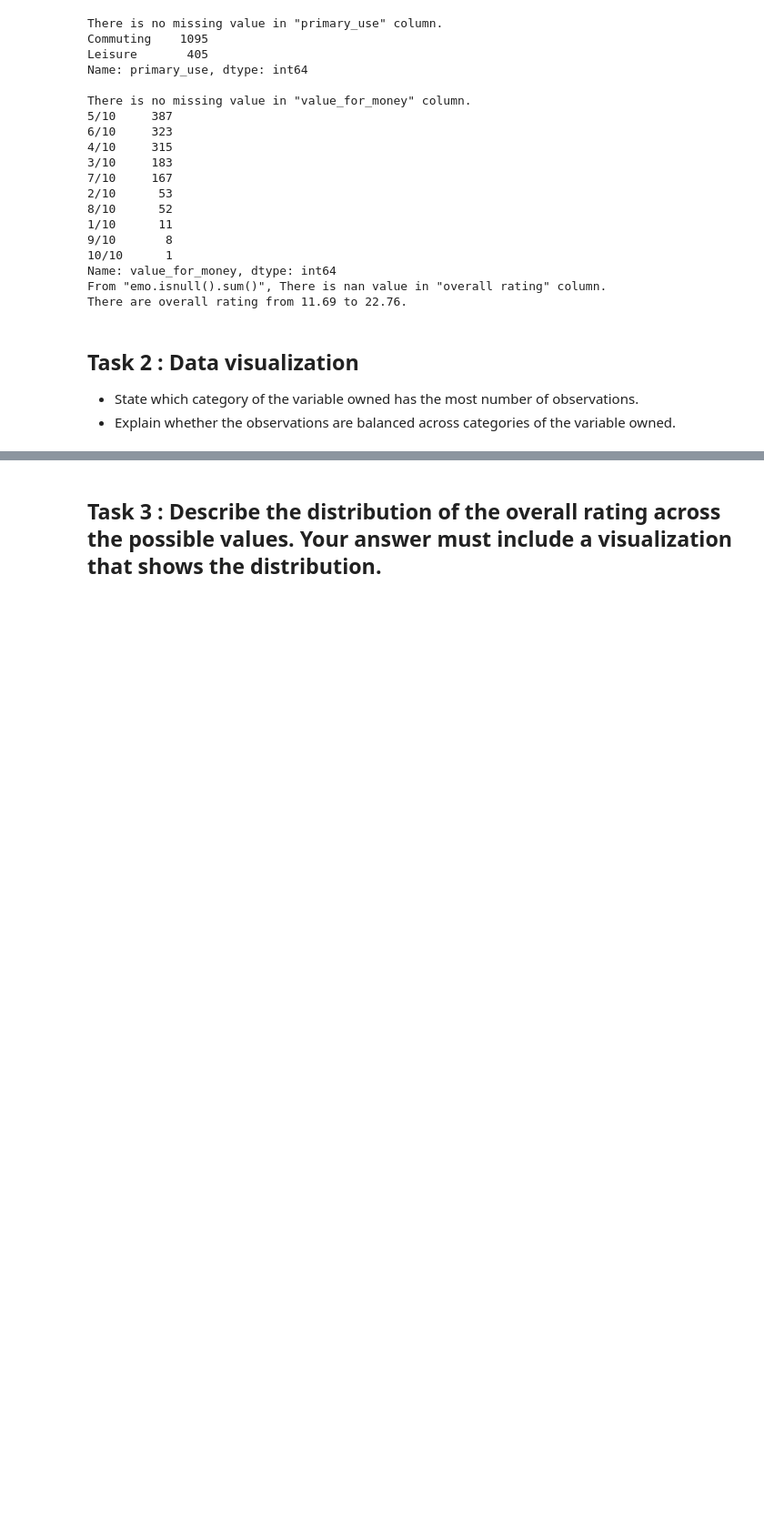
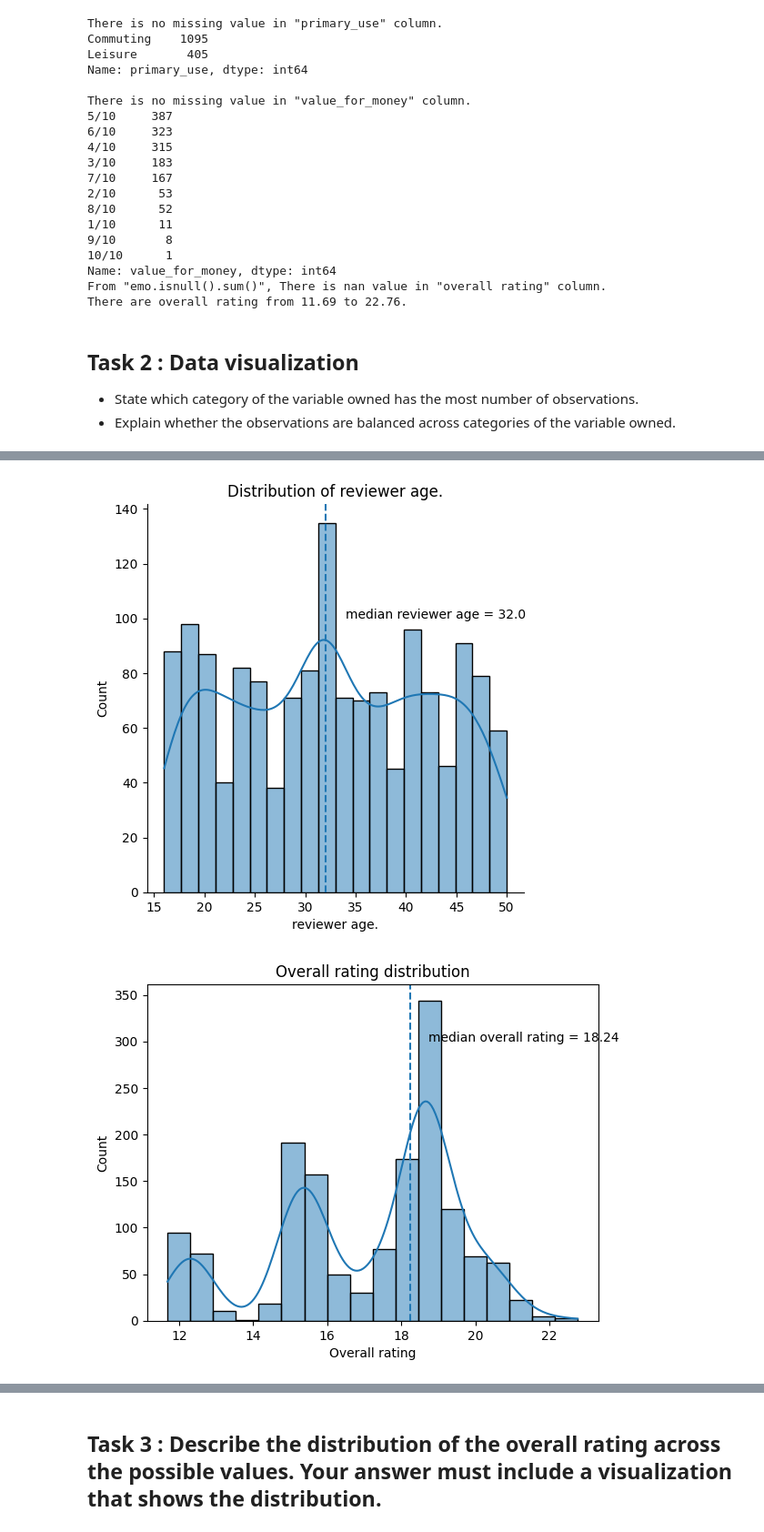
Before and after one commit to CG24hr/Flowstateofmind, a Jupyter notebook: Data/ElectricMoped.ipynb, the cells around one changed output, grey strips where cells are left out. Shown at 91% size. Cells and saved outputs as stored; diff of their text form; code cells hidden in the pictures; blank space fills up the shorter version.

```diff
--- a/Data/ElectricMoped.ipynb
+++ b/Data/ElectricMoped.ipynb
@@ -227,0 +283,50 @@ Name: owned, dtype: float64
+# %%
+# find correlation between reviewer age and overall rating.
+
+sns.displot(data = emo, x = 'reviewer_age', kind = 'hist', kde = True, bins = 20)
+plt.xlabel('reviewer age.')
+plt.title('Distribution of reviewer age.')
+plt.axvline(emo['reviewer_age'].median(), linestyle = '--')
+plt.text(emo['reviewer_age'].median() + 2, 100, s = 'median reviewer age = {}'.format(emo['reviewer_age'].median()))
+plt.show()
+
+sns.histplot(data = emo, x = 'overall_rating', kde = True)
+plt.xlabel('Overall rating')
+plt.title('Overall rating distribution')
+plt.axvline(emo['overall_rating'].median(), linestyle = '--')
+plt.text(emo['overall_rating'].median() + 0.5, 300, s = 'median overall rating = {}'.format(emo['overall_rating'].median()))
+plt.show()
+
+sns.regplot(data = emo, x = 'reviewer_age', y = 'overall_rating', x_bins = 7)
+plt.title('Correlation between reviewer age and overall rating.')
+plt.xlabel('reviewer age')
+plt.ylabel('overall rating')
+plt.show()
+
+
+print('Assumption test.')
+print('1. H0 : the distribution of reviewer age is normally distributed.')
+stat_age, pvalue_age = stats.shapiro(emo['reviewer_age'])
+print('According to the Shapiro-Wilk test, the independent variable (reviewer age) is non-normally distributed. This conclusion is based on an alpha level of 0.05, where the p-value is less than 0.05.Therefore, we can reject the null hypothesis.')
+print('Statistic value : ', stat_age)
+print('P-value : ', pvalue_age)
+
+print('2. H0 : the distribution of overall rating is normally distributed.')
+stat_rating, pvalue_rating = stats.shapiro(emo['overall_rating'])
+print('According to the Shapiro-Wilk test, the dependent variable (overall rating) is non-normally distributed. This conclusion is based on an alpha level of 0.05, where the p-value is less than 0.05.Therefore, we can reject the null hypothesis.')
+print('Statistic value : ', stat_rating)
+print('P-value : ', pvalue_rating)
+print()
+
+print('Null hypothesis of this correlation study : There is no correlation between reviewer age and overall rating.')
+print()
+print('Spearman rank correlation was performed instead of a Pearson correlation because the independent and dependent variables were not normally distributed.')
+corr, pvalue = stats.spearmanr(emo['reviewer_age'], emo['overall_rating'])
+print()
+print("Spearman's rank Correlation coefficient : ", corr)
+print('P-value : ', pvalue)
+print()
+print('Summary of the result: Based on the correlation coefficient of 0.026 and the p-value of 0.309, we can conclude that there is insufficient evidence to reject the null hypothesis. The correlation coefficient of 0.026 suggests a very weak positive correlation between reviewer age and overall rating. However, the p-value of 0.309 indicates that this correlation is not statistically significant at a conventional significance level (e.g., 0.05). Therefore, we fail to reject the null hypothesis, suggesting that there is no significant correlation between reviewer age and overall rating.')
+# %% [output]
+[figure, added]
+[figure, added]
```
Also changed, not shown: parts of 18 cells of this notebook, 16 other files.
